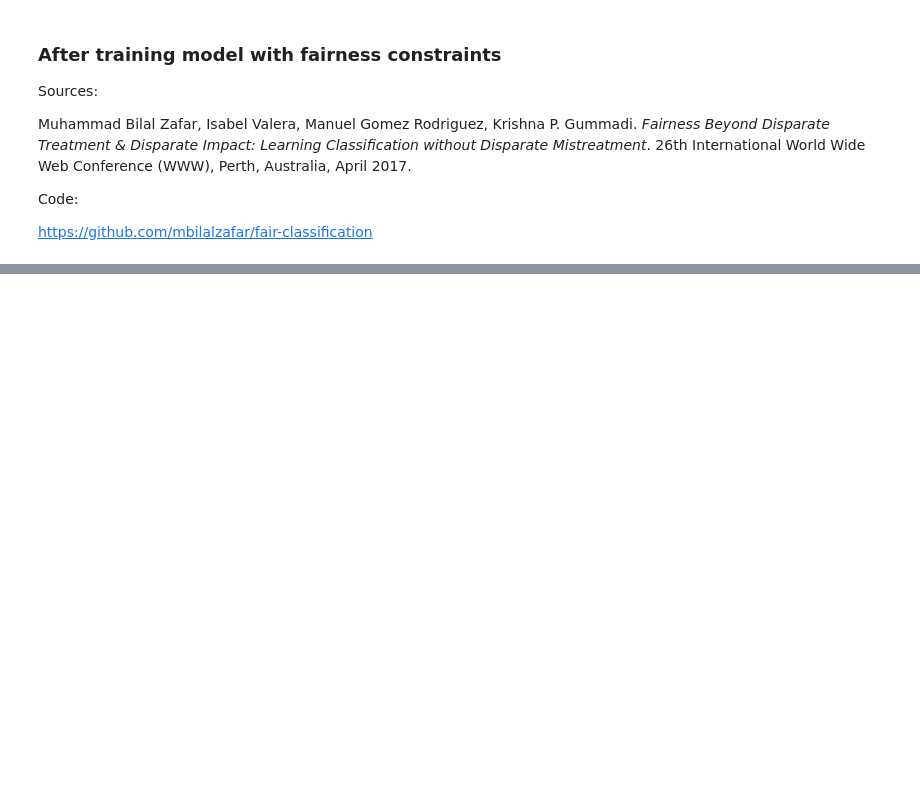
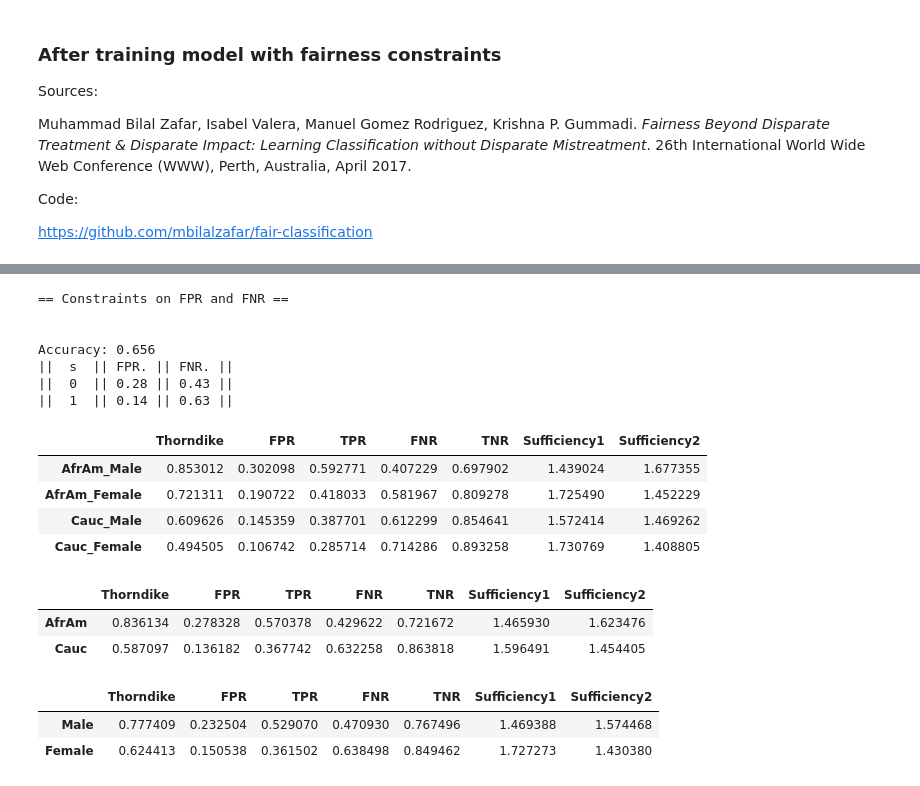
Before and after one commit to llmlks/fairness-recidivism, a Jupyter notebook: Project3.ipynb, the cells around one changed output, grey strips where cells are left out. Drawn from its saved outputs; the diff is of its cells as text; code cells hidden in the pictures; blank space fills up the shorter version.

```diff
--- a/Project3.ipynb
+++ b/Project3.ipynb
@@ -363 +529,33 @@ from fair_classification import funcs_disp_mist as fdm
+# %%
+print("\n\n== Constraints on FPR and FNR ==") # setting parameter for constraints
+cons_params['cons_type'] = 4
+w_cons, te_labels = train_test_classifier()
+both, race, sex = get_all(te_labels)
+
+both
+# %% [output]
+== Constraints on FPR and FNR ==
+
+
+Accuracy: 0.656
+||  s  || FPR. || FNR. ||
+||  0  || 0.28 || 0.43 ||
+||  1  || 0.14 || 0.63 ||
+|  | Thorndike | FPR | TPR | FNR | TNR | Sufficiency1 | Sufficiency2 |
+| AfrAm_Male | 0.853012 | 0.302098 | 0.592771 | 0.407229 | 0.697902 | 1.439024 | 1.677355 |
+| AfrAm_Female | 0.721311 | 0.190722 | 0.418033 | 0.581967 | 0.809278 | 1.725490 | 1.452229 |
+| Cauc_Male | 0.609626 | 0.145359 | 0.387701 | 0.612299 | 0.854641 | 1.572414 | 1.469262 |
+| Cauc_Female | 0.494505 | 0.106742 | 0.285714 | 0.714286 | 0.893258 | 1.730769 | 1.408805 |
+# %%
+race
+# %% [output]
+|  | Thorndike | FPR | TPR | FNR | TNR | Sufficiency1 | Sufficiency2 |
+| AfrAm | 0.836134 | 0.278328 | 0.570378 | 0.429622 | 0.721672 | 1.465930 | 1.623476 |
+| Cauc | 0.587097 | 0.136182 | 0.367742 | 0.632258 | 0.863818 | 1.596491 | 1.454405 |
+# %%
+sex
+# %% [output]
+|  | Thorndike | FPR | TPR | FNR | TNR | Sufficiency1 | Sufficiency2 |
+| Male | 0.777409 | 0.232504 | 0.529070 | 0.470930 | 0.767496 | 1.469388 | 1.574468 |
+| Female | 0.624413 | 0.150538 | 0.361502 | 0.638498 | 0.849462 | 1.727273 | 1.430380 |
 # %%
```
Also changed, not shown: parts of 21 cells of this notebook, 1 other file.
